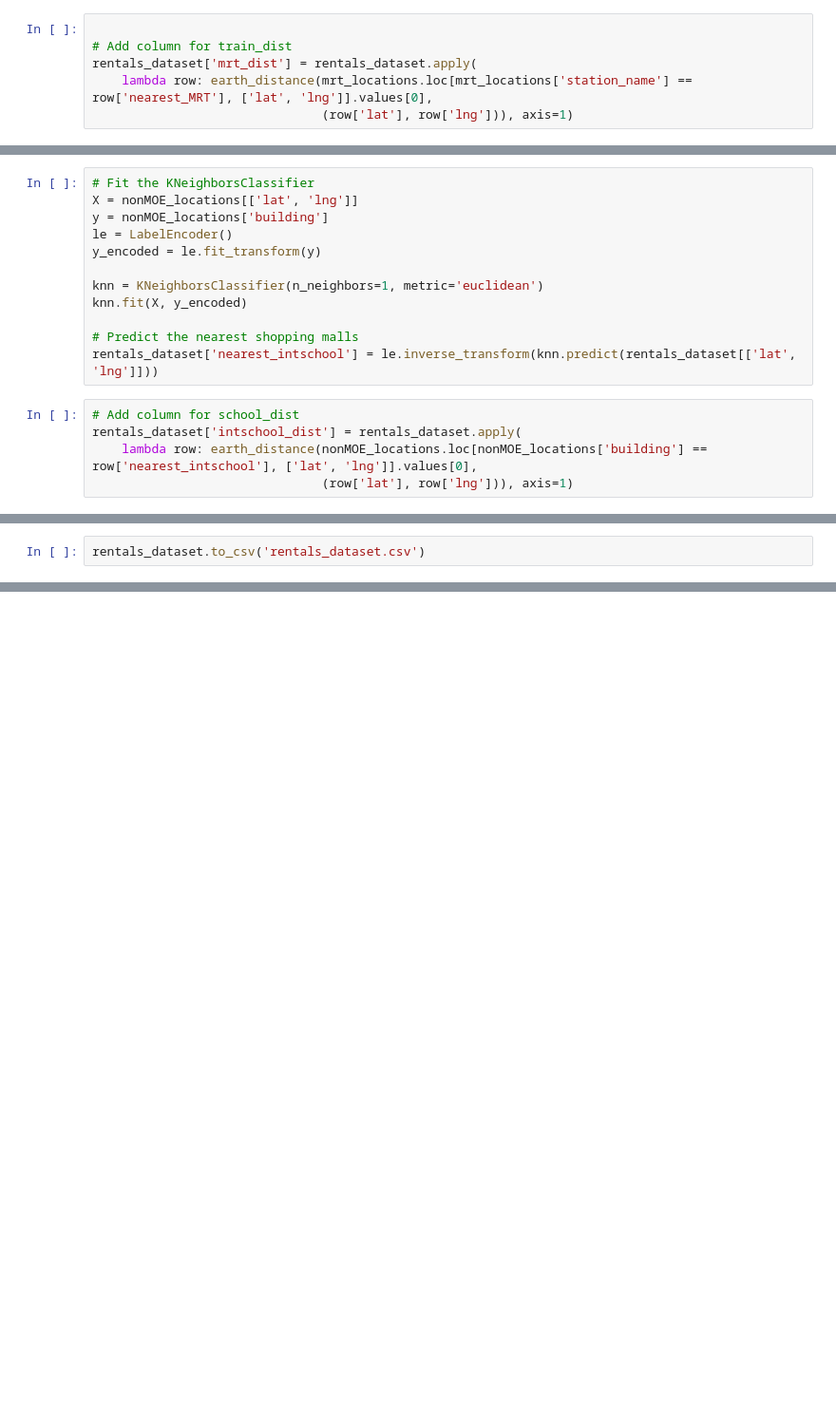
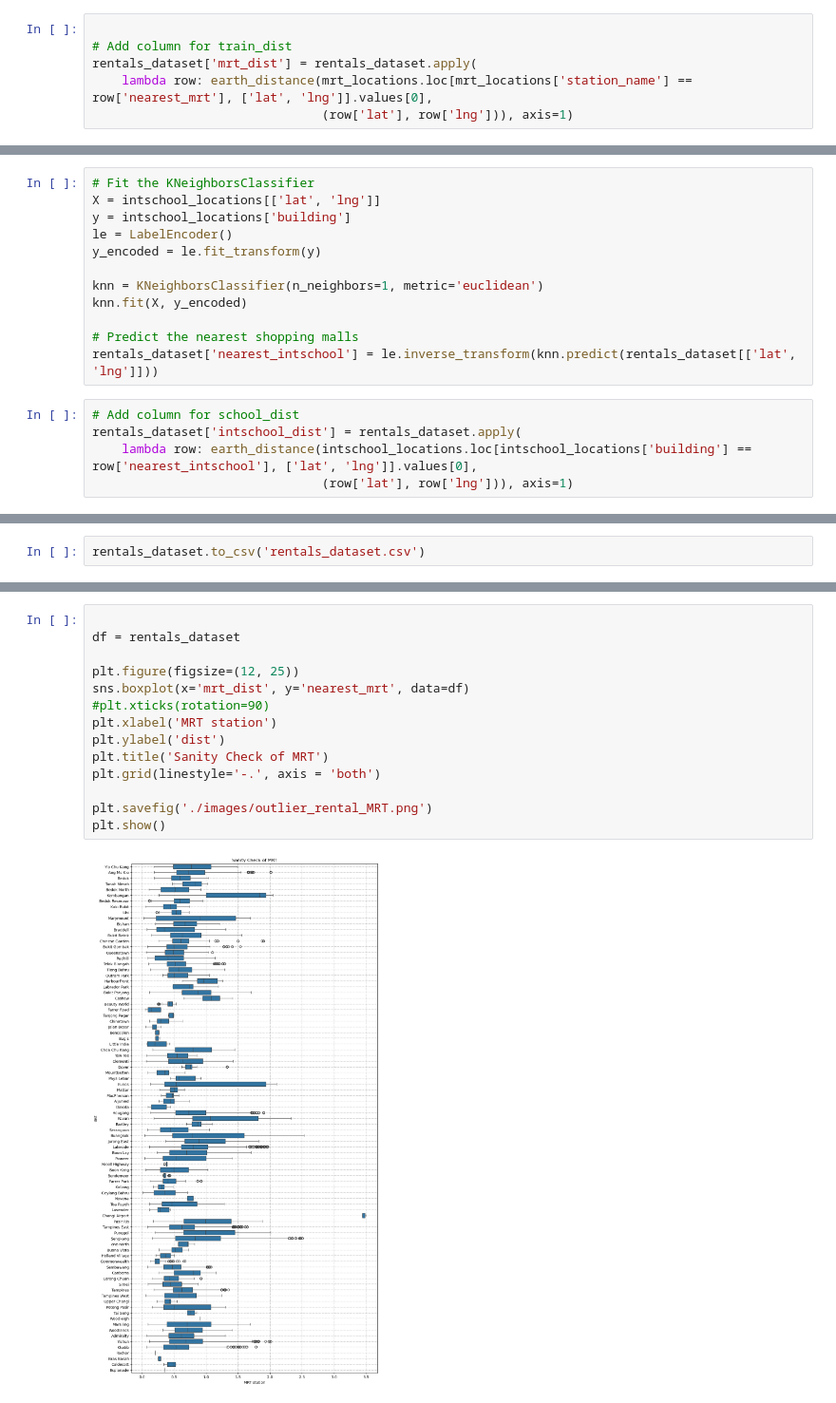
Before and after one commit to bryanlzl/hdb_resale_prediction, a Jupyter notebook: data preparation for hdb_rentals with supplementary datasets.ipynb, the cells around one changed output, grey strips where cells are left out. Shown at 95% size. Saved outputs shown, nothing was run; the diff lists cells and outputs as text; blank space fills up the shorter version.

```diff
--- a/data preparation for hdb_rentals with supplementary datasets.ipynb
+++ b/data preparation for hdb_rentals with supplementary datasets.ipynb
@@ -715,7 +715,7 @@ rentals_dataset['nearest_MRT'] = le.inverse_transform(knn.predict(rentals_datase
 
 # Add column for train_dist
 rentals_dataset['mrt_dist'] = rentals_dataset.apply(
-    lambda row: earth_distance(mrt_locations.loc[mrt_locations['station_name'] == row['nearest_MRT'], ['lat', 'lng']].values[0],
+    lambda row: earth_distance(mrt_locations.loc[mrt_locations['station_name'] == row['nearest_mrt'], ['lat', 'lng']].values[0],
                                (row['lat'], row['lng'])), axis=1)
 # %% [markdown]
 ### Merging with Busstop Locations
@@ -854,8 +797,8 @@ nonMOE_locations
 ##### Add only private and international schools location data to identify nearest schools distance to the rental flats
 # %%
 # Fit the KNeighborsClassifier
-X = nonMOE_locations[['lat', 'lng']]
-y = nonMOE_locations['building']
+X = intschool_locations[['lat', 'lng']]
+y = intschool_locations['building']
 le = LabelEncoder()
 y_encoded = le.fit_transform(y)
 
@@ -867,7 +810,7 @@ rentals_dataset['nearest_intschool'] = le.inverse_transform(knn.predict(rentals_
 # %%
 # Add column for school_dist
 rentals_dataset['intschool_dist'] = rentals_dataset.apply(
-    lambda row: earth_distance(nonMOE_locations.loc[nonMOE_locations['building'] == row['nearest_intschool'], ['lat', 'lng']].values[0],
+    lambda row: earth_distance(intschool_locations.loc[intschool_locations['building'] == row['nearest_intschool'], ['lat', 'lng']].values[0],
                                (row['lat'], row['lng'])), axis=1)
 # %% [markdown]
 ### Merging with HAWKERS/MARKETS Locations
@@ -943,0 +874,16 @@ rentals_dataset.to_csv('rentals_dataset.csv')
+# %%
+
+df = rentals_dataset
+
+plt.figure(figsize=(12, 25))
+sns.boxplot(x='mrt_dist', y='nearest_mrt', data=df)
+#plt.xticks(rotation=90)
+plt.xlabel('MRT station')
+plt.ylabel('dist')
+plt.title('Sanity Check of MRT')
+plt.grid(linestyle='-.', axis = 'both')
+
+plt.savefig('./images/outlier_rental_MRT.png')
+plt.show()
+# %% [output]
+[figure, added]
```
Also changed, not shown: parts of 28 cells of this notebook, 4 other files.
